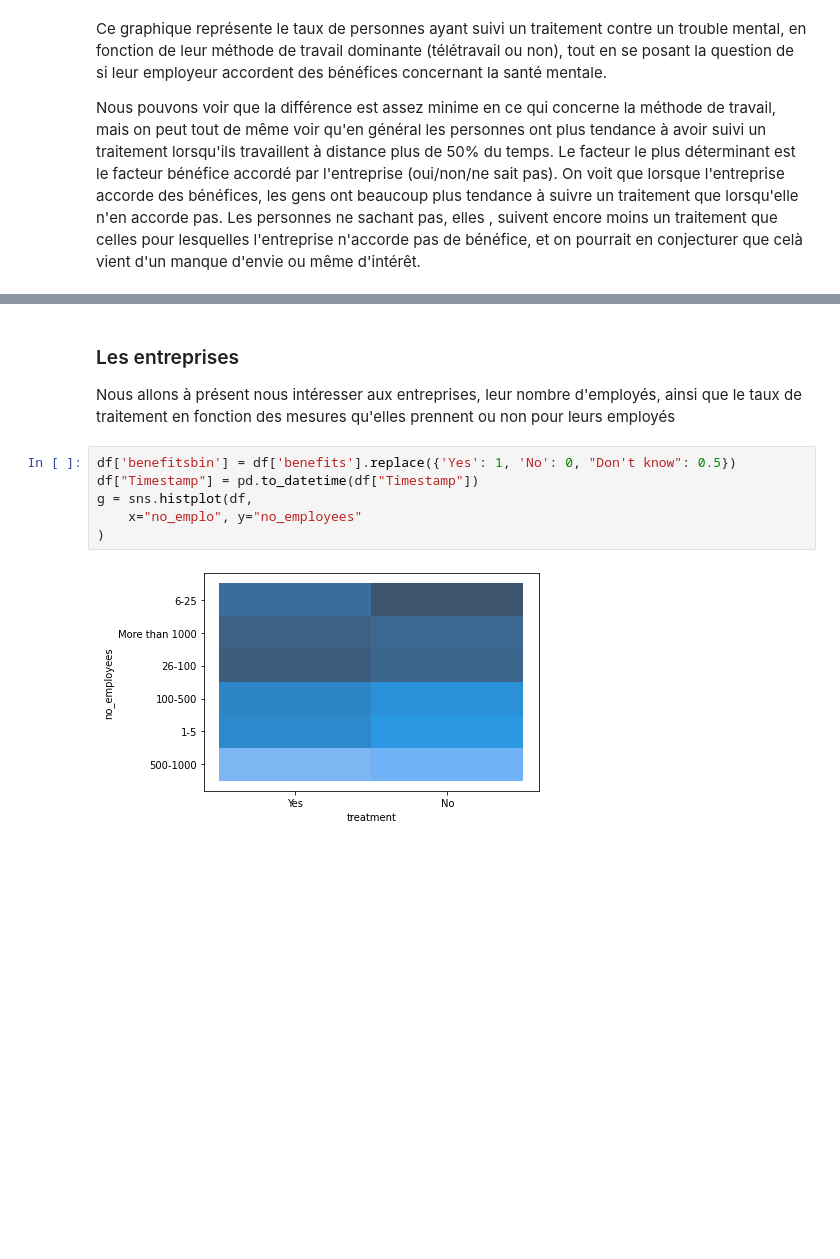
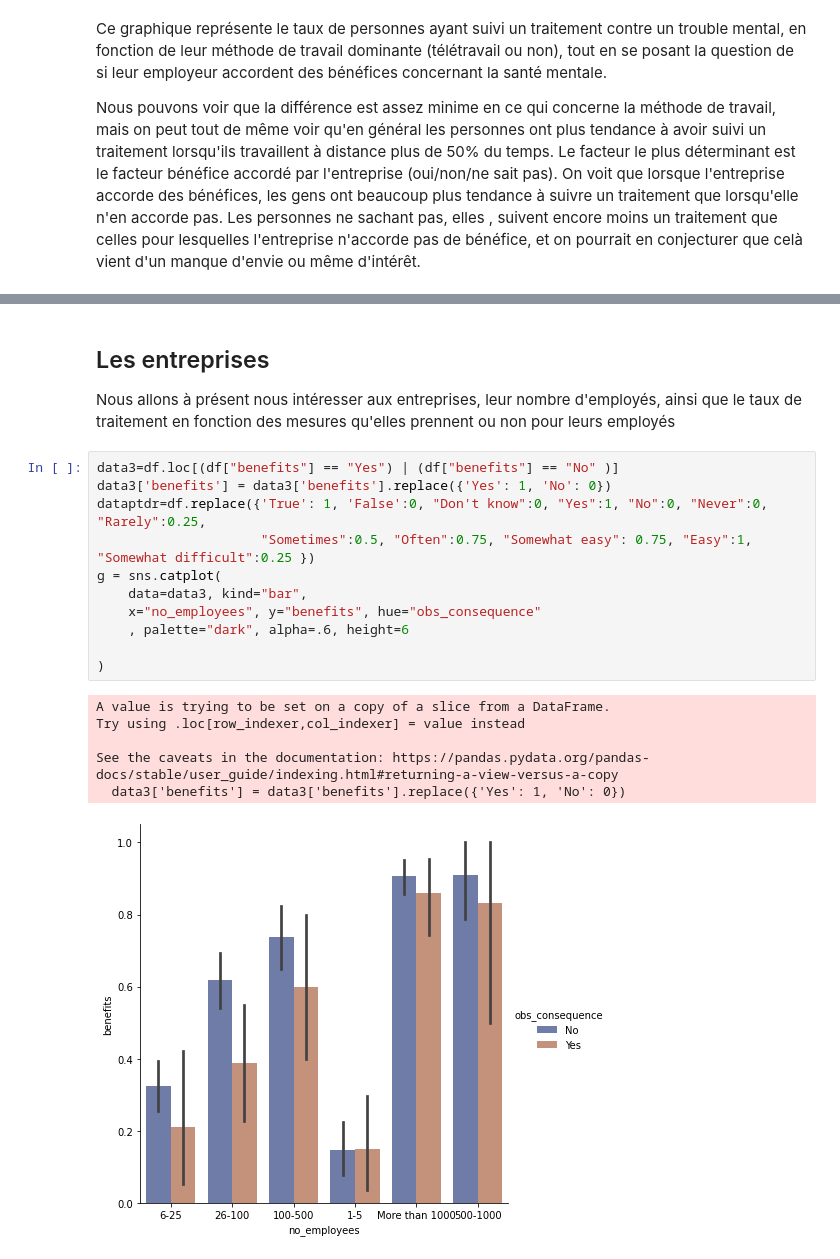
Before and after one commit to Keisoma/MentalHealthDS, a Jupyter notebook: MentalHealthDS.ipynb, the cells around one changed output, grey strips where cells are left out. Saved outputs shown, nothing was run; the diff lists cells and outputs as text; blank space fills up the shorter version.

```diff
--- a/MentalHealthDS.ipynb
+++ b/MentalHealthDS.ipynb
@@ -32,11 +66,21 @@ Le facteur le plus déterminant est le facteur bénéfice accordé par l'entrepr
 # %% [markdown]
-### Les entreprises
+## Les entreprises
 Nous allons à présent nous intéresser aux entreprises, leur nombre d'employés, ainsi que le taux de traitement en fonction des mesures qu'elles prennent ou non pour leurs employés
-# %%
-df['benefitsbin'] = df['benefits'].replace({'Yes': 1, 'No': 0, "Don't know": 0.5})
-df["Timestamp"] = pd.to_datetime(df["Timestamp"])
-g = sns.histplot(df,
-    x="no_emplo", y="no_employees"
-)
-# %% [output]
-[figure, removed]
+# %%
+data3=df.loc[(df["benefits"] == "Yes") | (df["benefits"] == "No" )]
+data3['benefits'] = data3['benefits'].replace({'Yes': 1, 'No': 0})
+dataptdr=df.replace({'True': 1, 'False':0, "Don't know":0, "Yes":1, "No":0, "Never":0, "Rarely":0.25,
+                     "Sometimes":0.5, "Often":0.75, "Somewhat easy": 0.75, "Easy":1, "Somewhat difficult":0.25 })
+g = sns.catplot(
+    data=data3, kind="bar",
+    x="no_employees", y="benefits", hue="obs_consequence"
+    , palette="dark", alpha=.6, height=6
+
+)
+# %% [output]
+A value is trying to be set on a copy of a slice from a DataFrame.
+Try using .loc[row_indexer,col_indexer] = value instead
+
+See the caveats in the documentation: https://pandas.pydata.org/pandas-docs/stable/user_guide/indexing.html#returning-a-view-versus-a-copy
+  data3['benefits'] = data3['benefits'].replace({'Yes': 1, 'No': 0})
+[figure, added]
```
Also changed, not shown: parts of 13 cells of this notebook.
